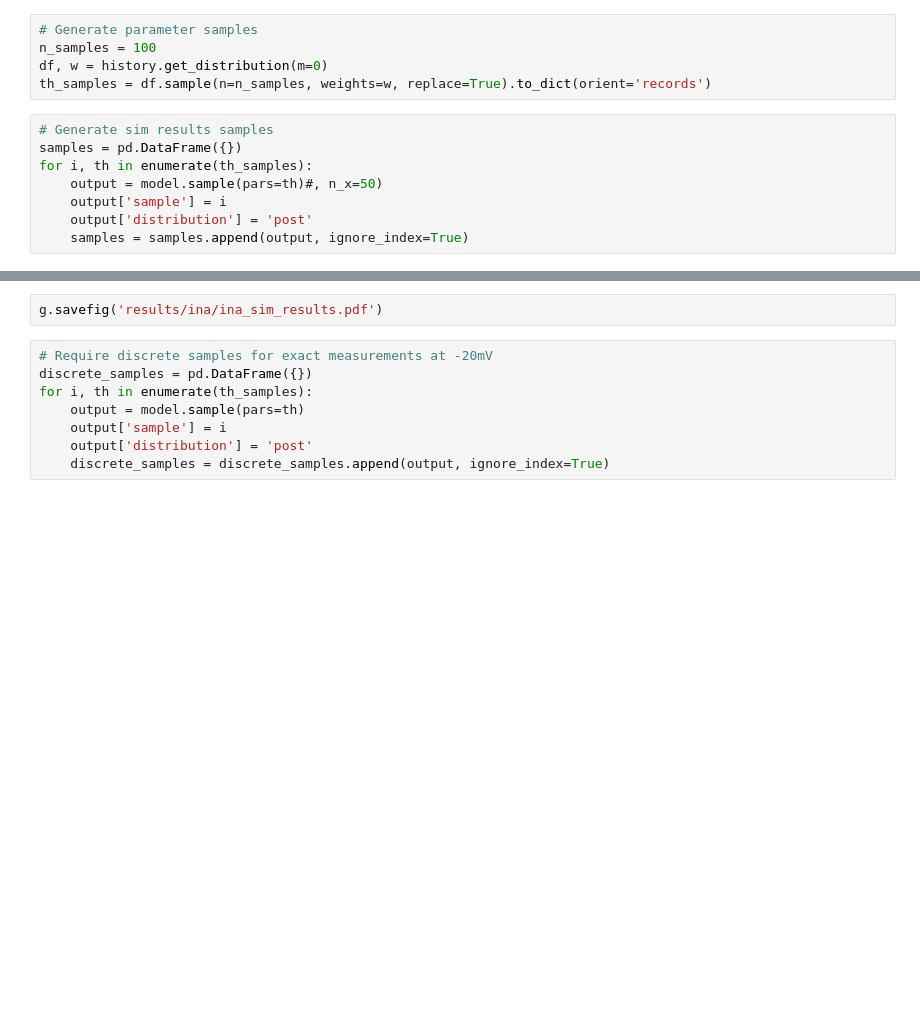
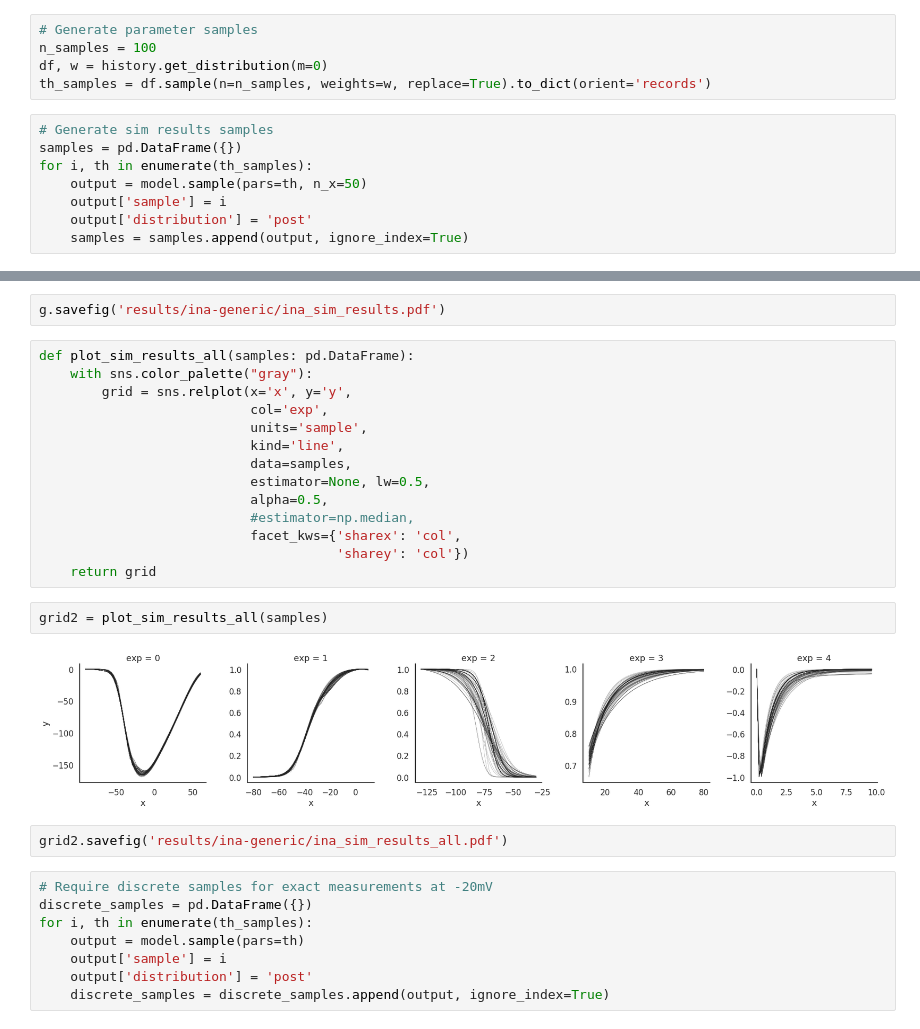
Before and after one commit to charleshouston/ion-channel-ABC, a Jupyter notebook: docs/examples/hl-1_ina-generic.ipynb, the cells around one changed output, grey strips where cells are left out. Cells and saved outputs as stored; diff of their text form; blank space fills up the shorter version.

```diff
--- a/docs/examples/hl-1_ina-generic.ipynb
+++ b/docs/examples/hl-1_ina-generic.ipynb
@@ -282,7 +281,7 @@ th_samples = df.sample(n=n_samples, weights=w, replace=True).to_dict(orient='rec
 # Generate sim results samples
 samples = pd.DataFrame({})
 for i, th in enumerate(th_samples):
-    output = model.sample(pars=th)#, n_x=50)
+    output = model.sample(pars=th, n_x=50)
     output['sample'] = i
     output['distribution'] = 'post'
     samples = samples.append(output, ignore_index=True)
@@ -303,5 +302,25 @@ for ax, yl in zip(g.axes.flatten(), ylabels):
 # %%
-g.savefig('results/ina/ina_sim_results.pdf')
+g.savefig('results/ina-generic/ina_sim_results.pdf')
+# %%
+def plot_sim_results_all(samples: pd.DataFrame):
+    with sns.color_palette("gray"):
+        grid = sns.relplot(x='x', y='y',
+                           col='exp',
+                           units='sample',
+                           kind='line',
+                           data=samples,
+                           estimator=None, lw=0.5,
+                           alpha=0.5,
+                           #estimator=np.median,
+                           facet_kws={'sharex': 'col',
+                                      'sharey': 'col'})
+    return grid
+# %%
+grid2 = plot_sim_results_all(samples)
+# %% [output]
+[figure, added]
+# %%
+grid2.savefig('results/ina-generic/ina_sim_results_all.pdf')
 # %%
 # Require discrete samples for exact measurements at -20mV
 discrete_samples = pd.DataFrame({})
```
Also changed, not shown: parts of 21 cells of this notebook, 4 other files.
